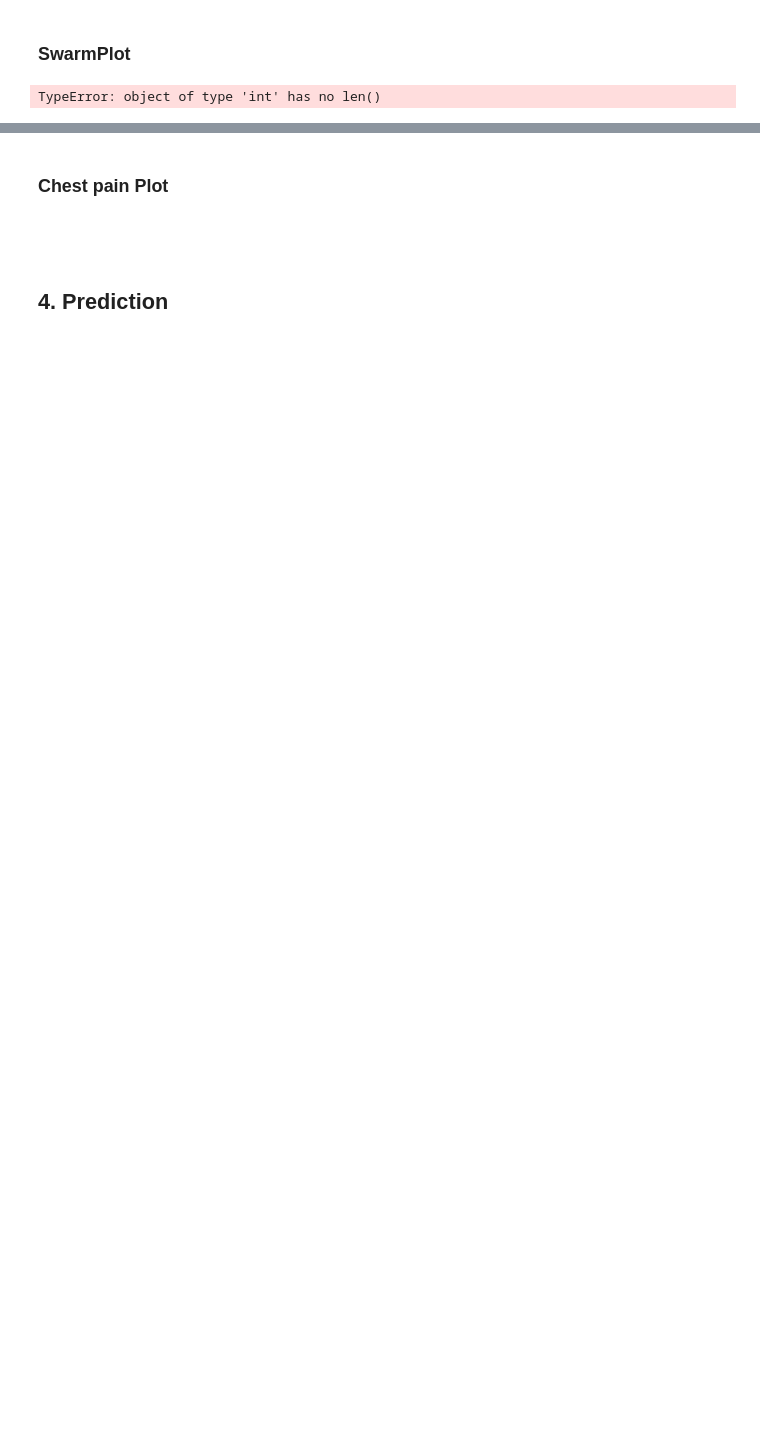
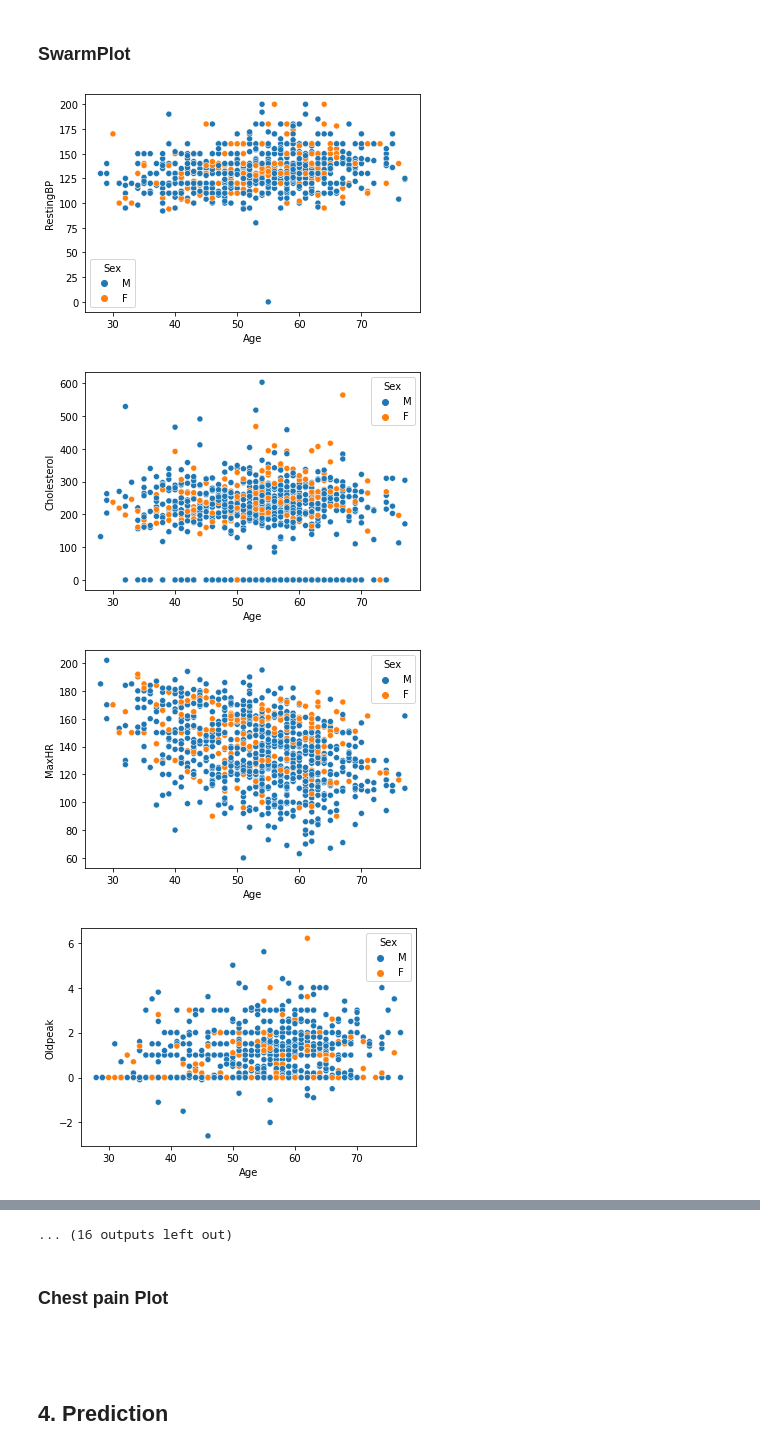
Before and after one commit to rskpdev/ECE-143-Project, a Jupyter notebook: notebooks/ece143project.ipynb, the cells around one changed output, grey strips where cells are left out. Saved outputs shown, nothing was run; the diff lists cells and outputs as text; code cells hidden in the pictures; blank space fills up the shorter version.

Commit message:
adding scatter charts

```diff
--- a/notebooks/ece143project.ipynb
+++ b/notebooks/ece143project.ipynb
@@ -316,12 +316,19 @@ sns.pairplot(x)
 # %% [markdown]
 ### SwarmPlot
-# %%
-obj = ['Sex','ChestPainType','RestingECG','ExerciseAngina','ST_Slope','HeartDisease','FastingBS']
-for i in range(len(obj)):
-    x='Age'
-    for j in range(len(num)):
-        if num[j] != x:
-            sns.scatterplot(x= x,y=num[j],hue=obj[i],data=df)
-            plt.show()
-# %% [output]
-TypeError: object of type 'int' has no len()
+# %%
+obj = ['Sex','ChestPainType','RestingECG','ExerciseAngina','ST_Slope','HeartDisease','FastingBS']
+num = []
+for i in df.columns:
+    if i not in obj:
+        num.append(i)
+for i in range(len(obj)):
+    x='Age'
+    for j in range(len(num)):
+        if num[j] != x:
+            sns.scatterplot(x= x,y=num[j],hue=obj[i],data=df)
+            plt.show()
+# %% [output]
+[figure, added]
+[figure, added]
+[figure, added]
+[figure, added]
@@ -328,3 +343,4 @@ TypeError: object of type 'int' has no len()
+... (16 outputs left out)
 # %% [markdown]
 ### Chest pain Plot
 # %% [markdown]
```
Also changed, not shown: parts of 17 cells of this notebook.
